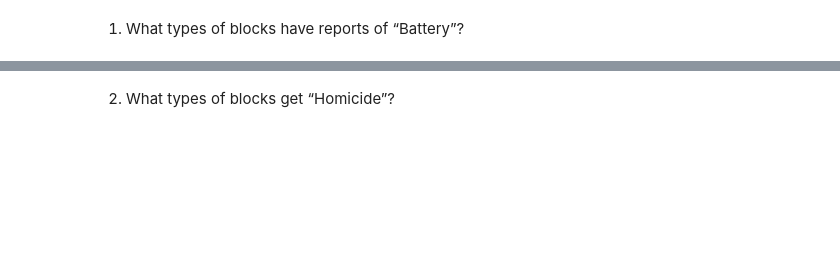
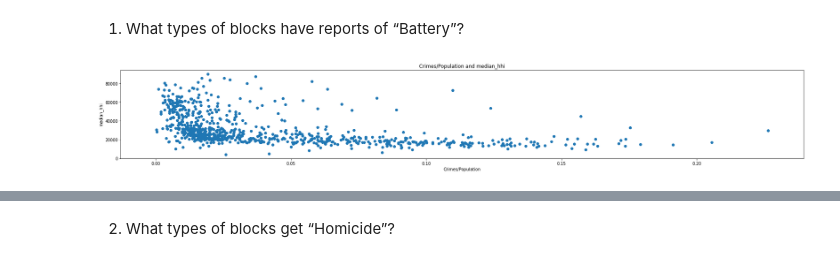
Before and after one commit to chankrista/mlforpublicpolicy, a Jupyter notebook: Assignment 1.ipynb, the cells around one changed output, grey strips where cells are left out. Saved outputs shown, nothing was run; the diff lists cells and outputs as text; code cells hidden in the pictures; blank space fills up the shorter version.

```diff
--- a/Assignment 1.ipynb
+++ b/Assignment 1.ipynb
@@ -145,2 +163,12 @@ crime_census_df = crime_block_df.merge(
 # %% [markdown]
 1. What types of blocks have reports of “Battery”?
+# %%
+def pop_normalize(field, row):
+    '''
+    Given a field name and a row, normalizes
+    that field based on the total population.
+    '''
+    if row['total_pop'] > 0:
+        return row[field] / row['total_pop']
+    else:
+        return float('NaN')
@@ -146,0 +186,31 @@ crime_census_df = crime_block_df.merge(
+# %%
+def analyze_type(primary_type, df_name, df):
+    '''
+    Given a primary_type of a crime, creates and returns
+    a dataframe pertaining to that crime with summary stats
+    by census tract.
+    '''
+    df_name = pd.DataFrame(
+        df.loc[df.primary_type == primary_type].groupby(by='tractce10').size(), columns=['crime_count'])
+    df_name = df_name.merge(census_df, left_on='tractce10', right_on='tract')
+    df_name['count_pop'] = df_name.apply(lambda x: pop_normalize('crime_count', x), axis=1)
+    return df_name
+# %%
+def crime_scatter(df_name, field):
+    '''
+    Creates and returns a scatter plot using a
+    given dataframe which shows the correlation between
+    the count of crimes per population and a given field.
+    '''
+    fig, ax = plt.subplots()
+    x = df_name.count_pop.loc[df_name[field] > 0]
+    y = df_name[field].loc[df_name[field] > 0]
+    ax.set(xlabel='Crimes/Population', ylabel=field,
+           title=" ".join(["Crimes/Population and", field]))
+    plt.scatter(x, y)
+    plt.show()
+# %%
+battery_tract = analyze_type('BATTERY', 'battery_tract', crime_tract_df)
+crime_scatter(battery_tract, "median_hhi")
+# %% [output]
+[figure, added]
```
Also changed, not shown: parts of 37 cells of this notebook.
